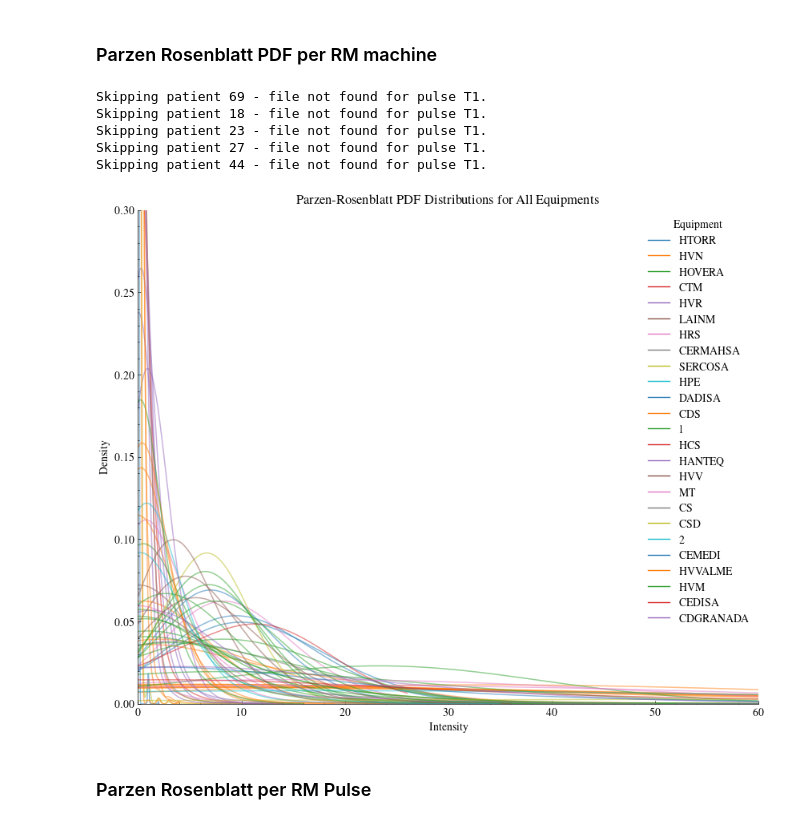
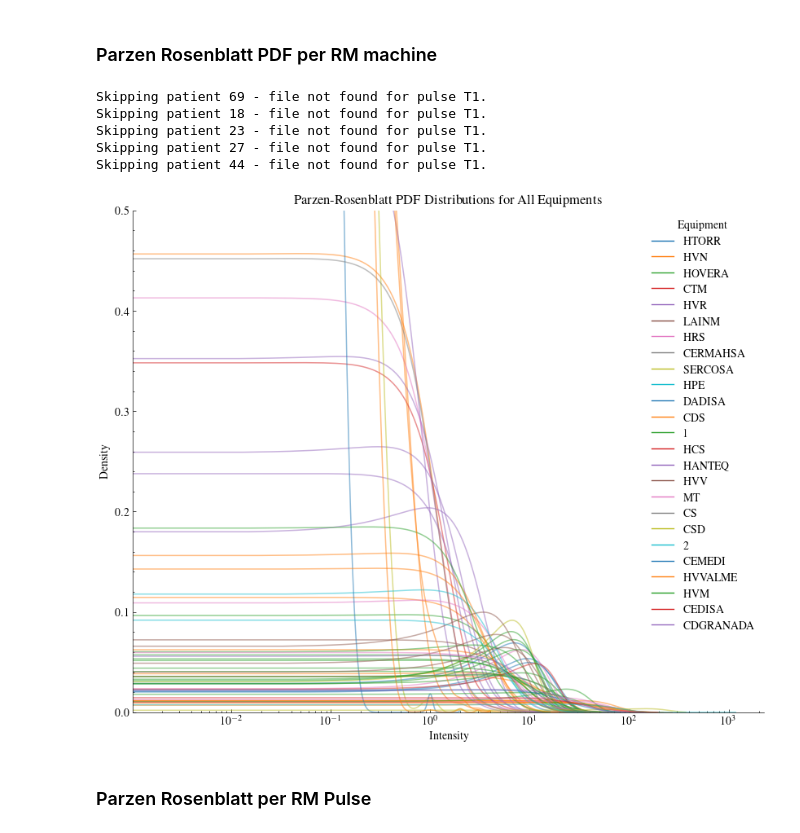
Before and after one commit to MarioPasc/Meningioma, a Jupyter notebook: jupyter/explore_metadata.ipynb, the cells around one changed output. Drawn from its saved outputs; the diff is of its cells as text; code cells hidden in the pictures.

```diff
--- a/jupyter/explore_metadata.ipynb
+++ b/jupyter/explore_metadata.ipynb
@@ -248,37 +249,38 @@ def plot_kde_all_machines(patient_machine, pulse, sigma):
 
         ax = plt.subplot(111)
         # Plot KDEs for each patient in this machine with the same color
         for kde_pdf, noise_values in kde_distributions:
             x = np.linspace(np.min(noise_values), np.max(noise_values), 1000)
             plt.plot(x, kde_pdf, color=color, alpha=0.5, linewidth=1.1)  # Lower alpha to overlay multiple KDEs smoothly
 
         # Add legend entry for this equipment
         plt.plot([], [], color=color, label=equipment)  # Dummy plot for legend
 
     # Final plot adjustments
     plt.title(f'Parzen-Rosenblatt PDF Distributions for All Equipments')
     plt.xlabel('Intensity')
     # Set axis limits
-    plt.xlim(0, 60)
-    plt.ylim(0, 0.3)
+    #plt.xlim(0, 60)
+    plt.ylim(0, 0.5)
     ax.spines[['right', 'top']].set_visible(False)
     ax.get_xaxis().tick_bottom()
     ax.get_yaxis().tick_left()
     plt.tick_params(top=False, right=False)
     plt.ylabel('Density')
+    ax.set_xscale('log')
     plt.legend(title="Equipment", loc="upper right")
-    plt.savefig("../docs/figures/Parzen_Rosenblatt_PDF_for_All_Equipments.pdf")
+    plt.savefig("../docs/figures/Parzen_Rosenblatt_PDF_for_All_Equipments.png")
     plt.show()
 
 # Run the function
 plot_kde_all_machines(patient_machine, pulse, sigma)
 # %% [output]
 Skipping patient 69 - file not found for pulse T1.
 Skipping patient 18 - file not found for pulse T1.
 Skipping patient 23 - file not found for pulse T1.
 Skipping patient 27 - file not found for pulse T1.
 Skipping patient 44 - file not found for pulse T1.
-[figure, old version]
+[figure, new version]
 # %% [markdown]
 ### Parzen Rosenblatt per RM Pulse
 # %%
```
Also changed, not shown: parts of 6 cells of this notebook, 19 other files.
